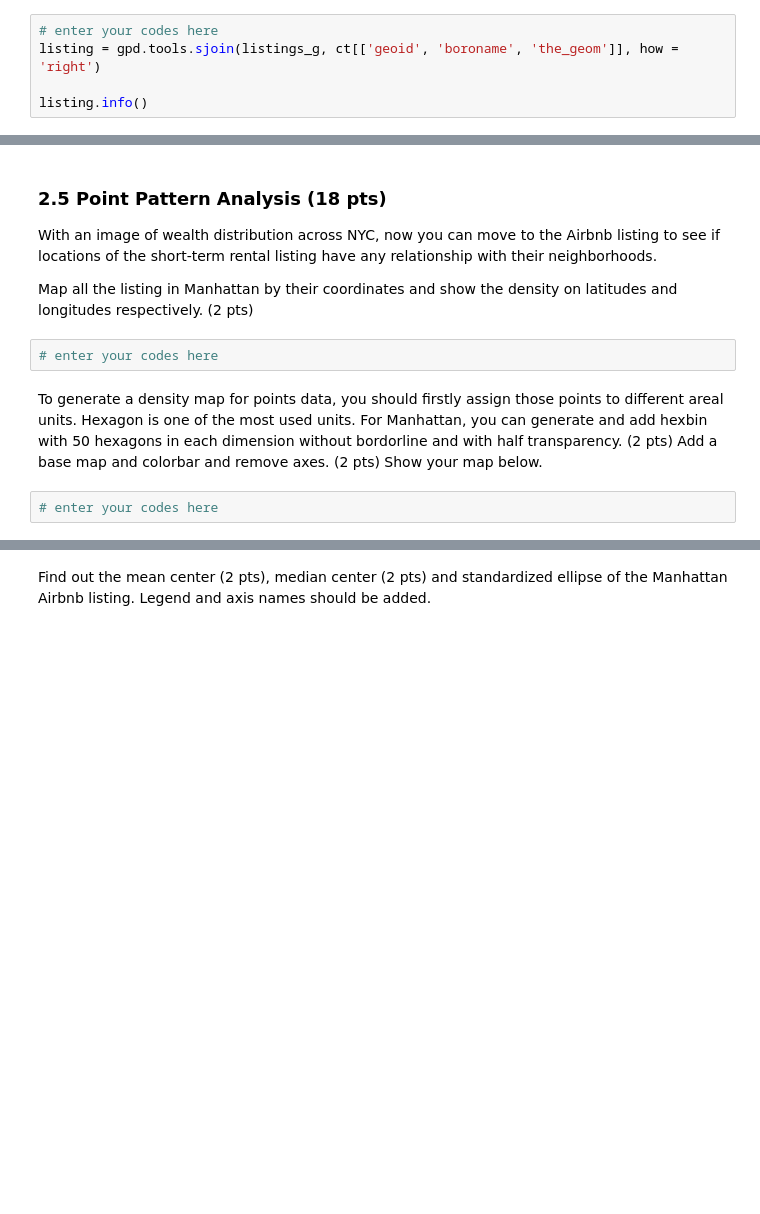
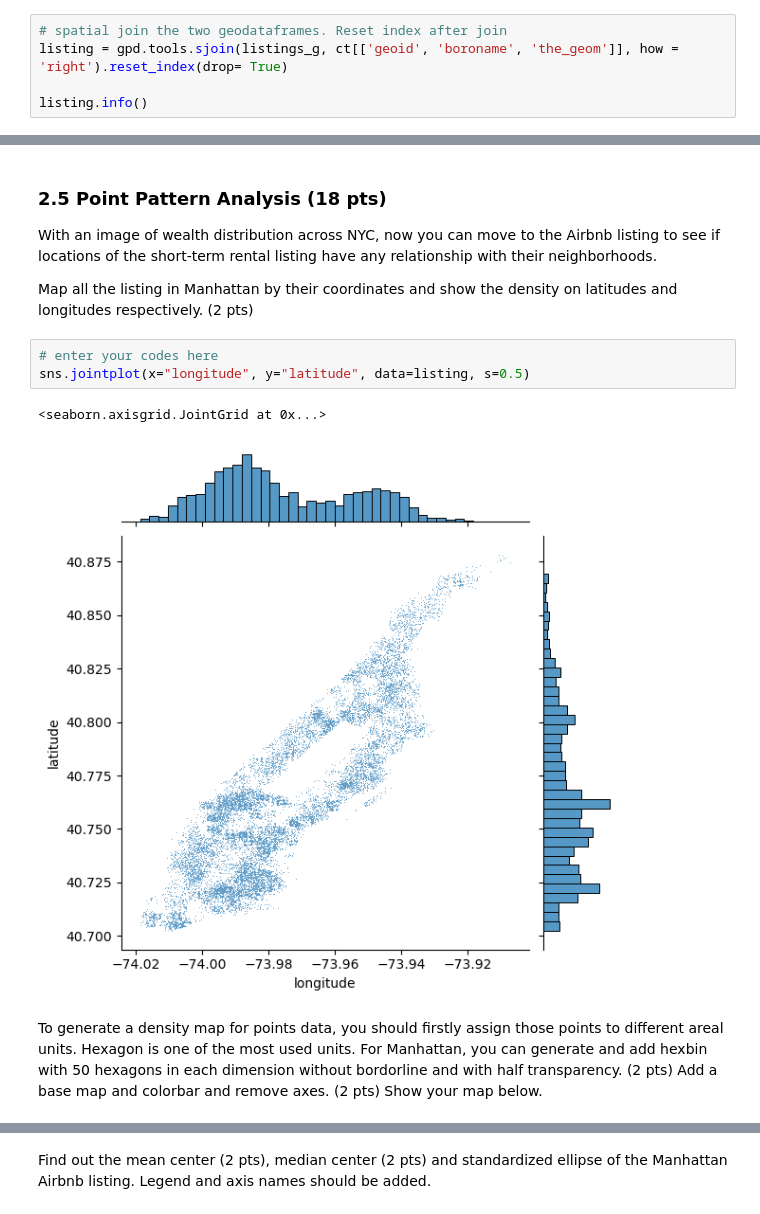
Before and after one commit to parinbhaduri/4680_5680_intro_uds, a Jupyter notebook: Homework/HW2.ipynb, the cells around one changed output, grey strips where cells are left out. Cells and saved outputs as stored; diff of their text form; blank space fills up the shorter version.

```diff
--- a/Homework/HW2.ipynb
+++ b/Homework/HW2.ipynb
@@ -83,6 +84,6 @@ Name: geometry, Length: 41533, dtype: geometry
 # %%
-# enter your codes here
-listing = gpd.tools.sjoin(listings_g, ct[['geoid', 'boroname', 'the_geom']], how = 'right')
+# spatial join the two geodataframes. Reset index after join
+listing = gpd.tools.sjoin(listings_g, ct[['geoid', 'boroname', 'the_geom']], how = 'right').reset_index(drop= True)
 
 listing.info()
 # %% [output]
@@ -292,7 +385,9 @@ With an image of wealth distribution across NYC, now you can move to the Airbnb
 Map all the listing in Manhattan by their coordinates and show the density on latitudes and longitudes respectively. (2 pts)
 # %%
 # enter your codes here
+sns.jointplot(x="longitude", y="latitude", data=listing, s=0.5)
+# %% [output]
+<seaborn.axisgrid.JointGrid at 0x...>
+[figure, added]
 # %% [markdown]
 To generate a density map for points data, you should firstly assign those points to different areal units. Hexagon is one of the most used units. For Manhattan, you can generate and add hexbin with 50 hexagons in each dimension without bordorline and with half transparency. (2 pts) Add a base map and colorbar and remove axes. (2 pts) Show your map below.
-# %%
-# enter your codes here
```
Also changed, not shown: parts of 33 cells of this notebook.
